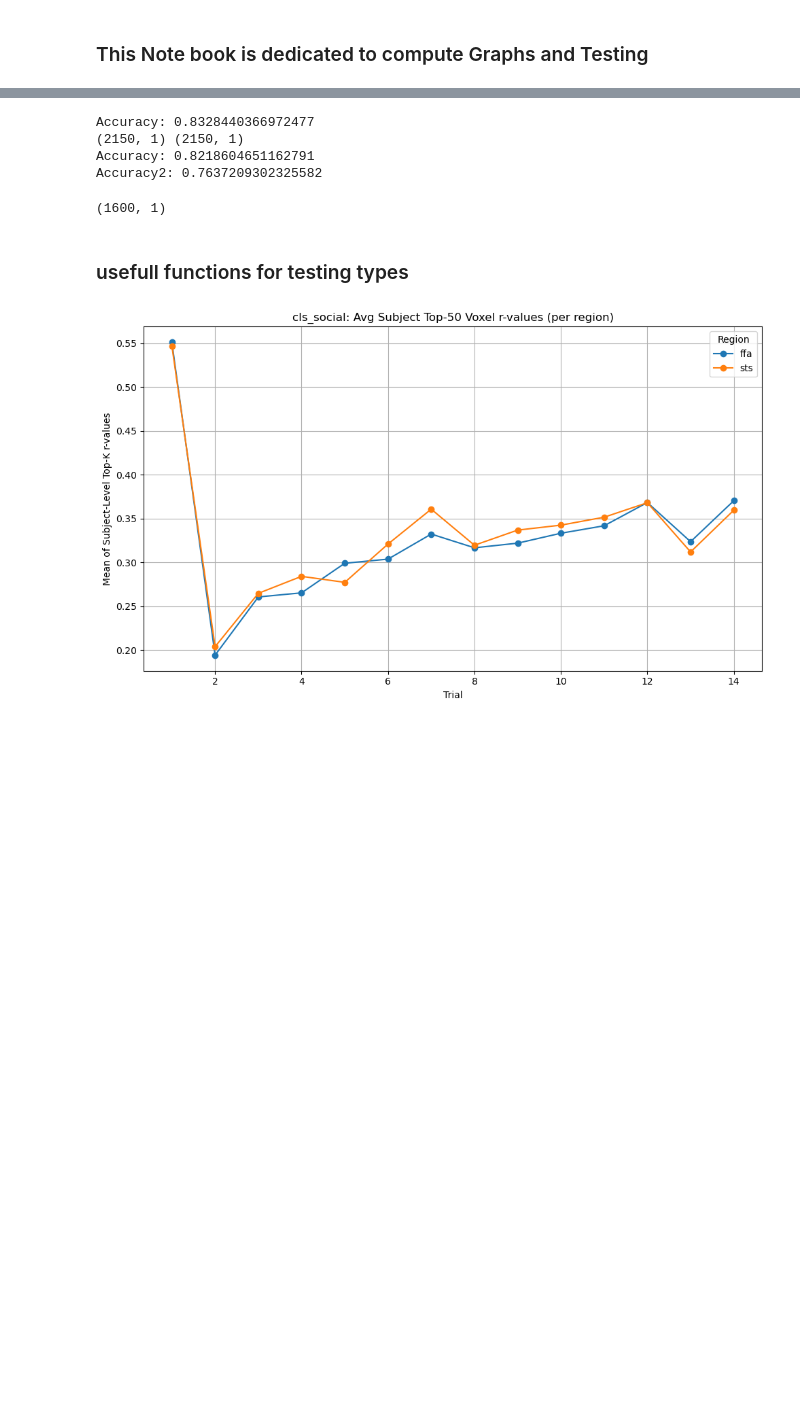
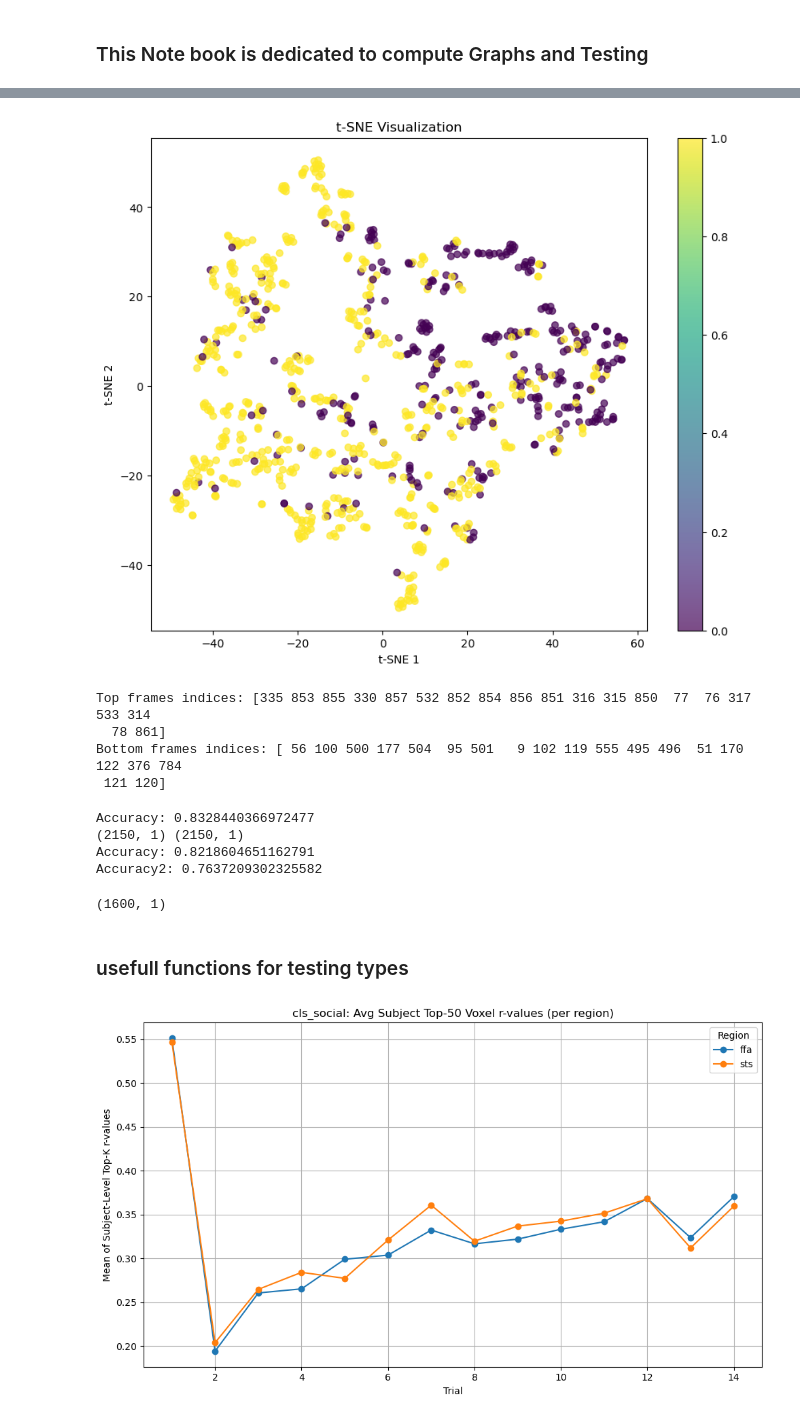
Before and after one commit to itaipeleg1/STS_sherlock, a Jupyter notebook: testing_cleaned.ipynb, the cells around one changed output, grey strips where cells are left out. Drawn from its saved outputs; the diff is of its cells as text; code cells hidden in the pictures; blank space fills up the shorter version.

```diff
--- a/testing_cleaned.ipynb
+++ b/testing_cleaned.ipynb
@@ -131,3 +293,32 @@ print(f"Mean PC1 for non-social scenes: {scene_pc1_scores[non_social_scenes].mea
+# %%
+from sklearn.manifold import TSNE
+
+
+# Apply t-SNE
+tsne = TSNE(n_components=2, random_state=42, perplexity=15)
+FFA_tsne = tsne.fit_transform(FFA_projections)
+
+# Create the plot
+plt.figure(figsize=(10, 8))
+scatter = plt.scatter(FFA_tsne[:, 0], FFA_tsne[:, 1], c=speking,  alpha=0.7)
+plt.colorbar(scatter)
+plt.title('t-SNE Visualization')
+plt.xlabel('t-SNE 1')
+plt.ylabel('t-SNE 2')
+plt.show()
+# %% [output]
+[figure, added]
+# %%
+top_frames_idx = np.argsort(FFA_projections[:,0])[:20]  # Top 20 frames
+bottom_frames_idx = np.argsort(FFA_projections[:,0])[-20:]  # Bottom 20 frames
+
+print("Top frames indices:", top_frames_idx)
+print("Bottom frames indices:", bottom_frames_idx)
+# %% [output]
+Top frames indices: [335 853 855 330 857 532 852 854 856 851 316 315 850  77  76 317 533 314
+  78 861]
+Bottom frames indices: [ 56 100 500 177 504  95 501   9 102 119 555 495 496  51 170 122 376 784
+ 121 120]
 # %%
 GT = np.load(r"/home/new_storage/sherlock/STS_sherlock/500days/data/annotations_from_models/social_nonsocial.npy")
 annot = pd.read_csv(r"/home/new_storage/sherlock/STS_sherlock/500days/data/annotations_from_models/llava_social_500days1TR.csv")
```
Also changed, not shown: parts of 16 cells of this notebook, 5 other files.
